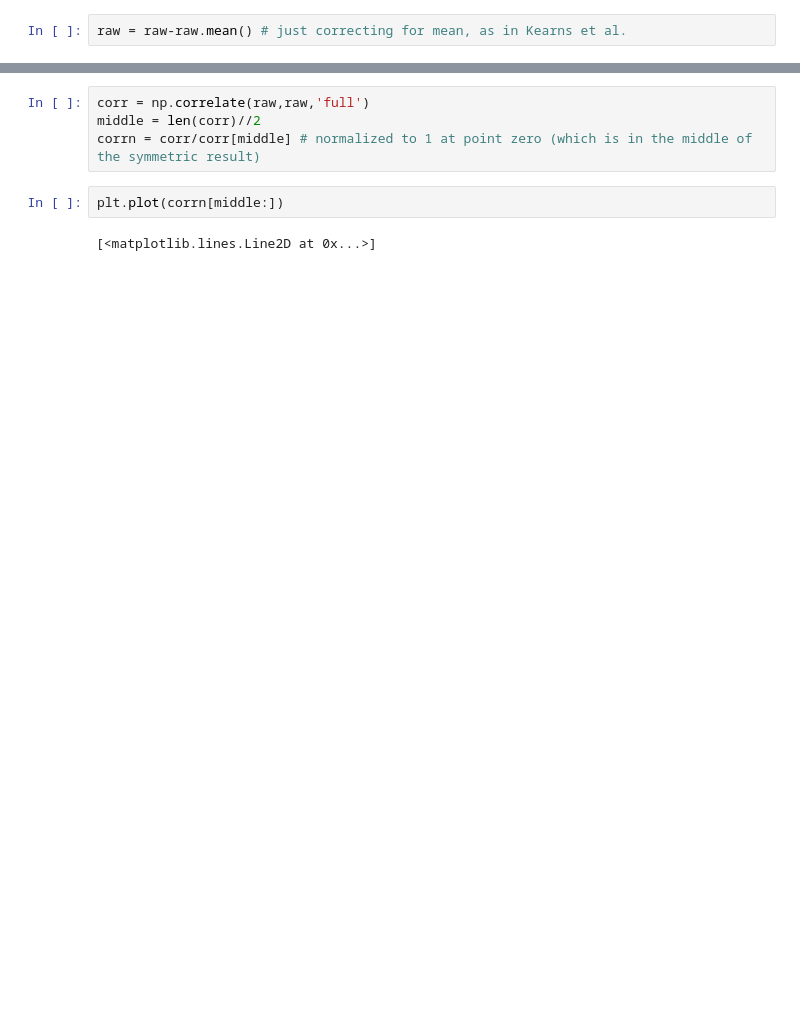
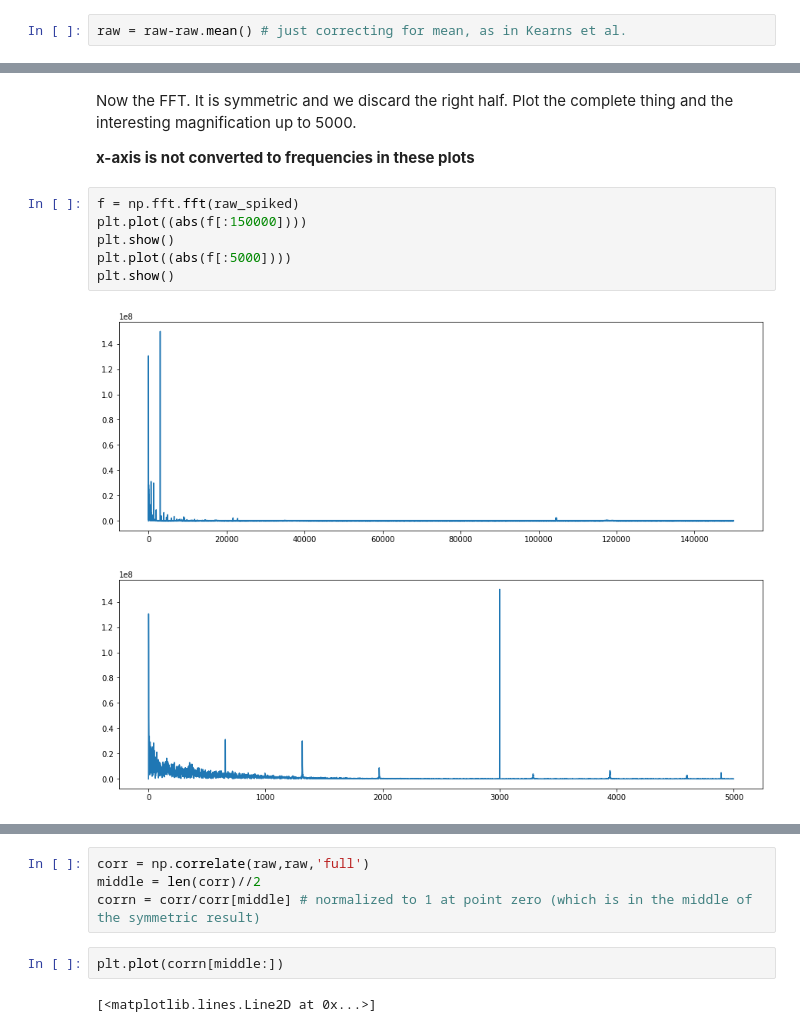
Before and after one commit to georgwille/autocorrelation, a Jupyter notebook: laser_autocorrelation.ipynb, the cells around one changed output, grey strips where cells are left out. Saved outputs shown, nothing was run; the diff lists cells and outputs as text; blank space fills up the shorter version.

```diff
--- a/laser_autocorrelation.ipynb
+++ b/laser_autocorrelation.ipynb
@@ -17,0 +37,13 @@ raw = raw-raw.mean() # just correcting for mean, as in Kearns et al.
+# %% [markdown]
+Now the FFT. It is symmetric and we discard the right half. Plot the complete thing and the interesting magnification up to 5000.
+
+**x-axis is not converted to frequencies in these plots**
+# %%
+f = np.fft.fft(raw_spiked)
+plt.plot((abs(f[:150000])))
+plt.show()
+plt.plot((abs(f[:5000])))
+plt.show()
+# %% [output]
+[figure, added]
+[figure, added]
```
Also changed, not shown: parts of 16 cells of this notebook.
